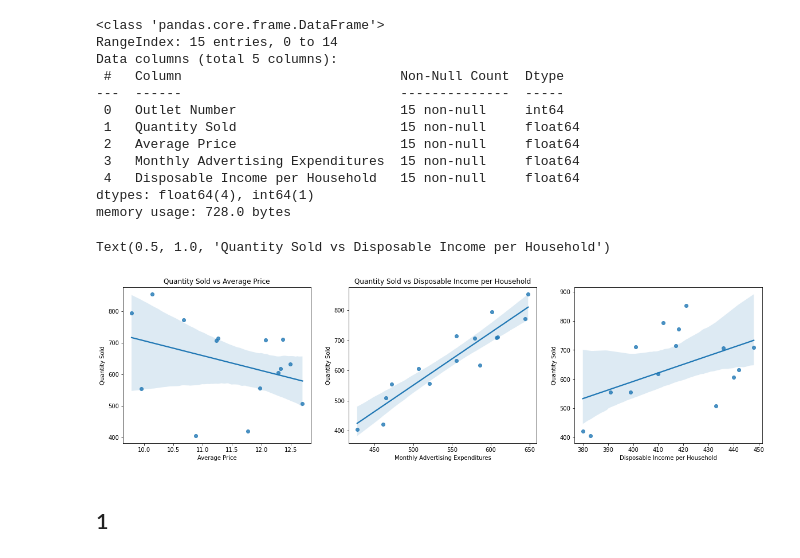
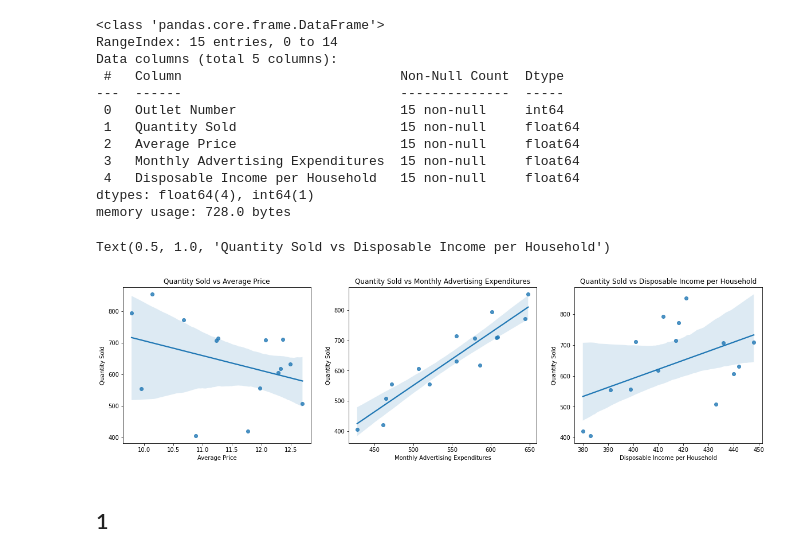
Before and after one commit to szymonvertenten/data-eng, a Jupyter notebook: dsai-en-labs-main/Extra/Repeat_Exercises.ipynb, the cells around one changed output. Saved outputs shown, nothing was run; the diff lists cells and outputs as text; code cells hidden in the pictures.

```diff
--- a/dsai-en-labs-main/Extra/Repeat_Exercises.ipynb
+++ b/dsai-en-labs-main/Extra/Repeat_Exercises.ipynb
@@ -251,14 +251,14 @@ memory usage: 728.0 bytes
 # %%
 fig, axs = plt.subplots(1, 3, figsize=(20,5))
 sns.regplot(ax=axs[0], data=df, x='Average Price', y='Quantity Sold')
 axs[0].set_title("Quantity Sold vs Average Price")
 sns.regplot(ax=axs[1], data=df, x='Monthly Advertising Expenditures', y='Quantity Sold')
 axs[1].set_title("Quantity Sold vs Monthly Advertising Expenditures")
 sns.regplot(ax=axs[2], data=df, x='Disposable Income per Household', y='Quantity Sold')
-axs[1].set_title("Quantity Sold vs Disposable Income per Household")
+axs[2].set_title("Quantity Sold vs Disposable Income per Household")
 # %% [output]
 Text(0.5, 1.0, 'Quantity Sold vs Disposable Income per Household')
-[figure, old version]
+[figure, new version]
 # %% [markdown]
 ## 1
 # %%
```
